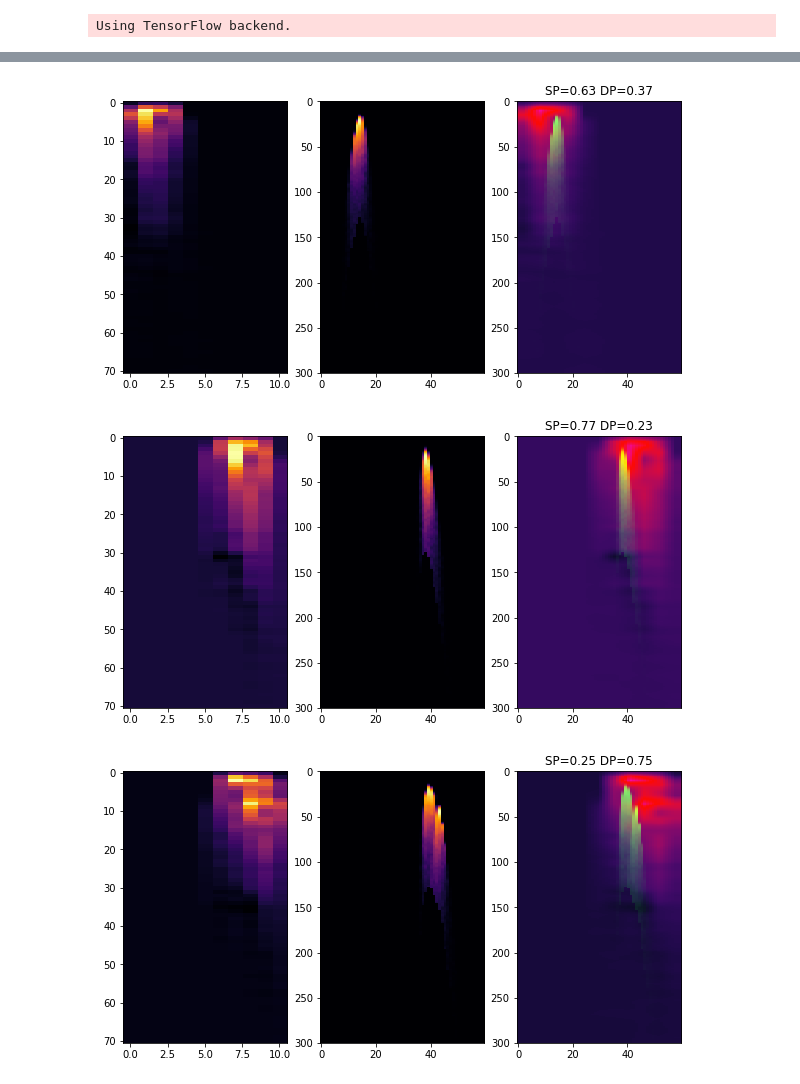
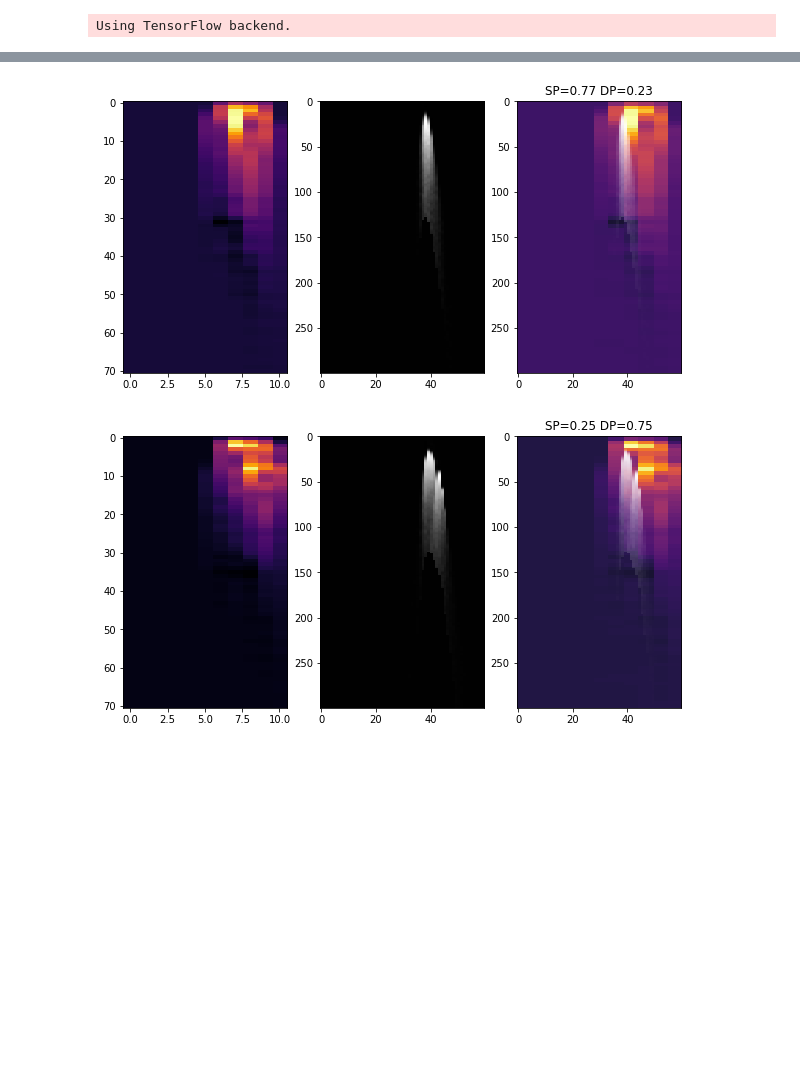
Before and after one commit to dpankova/DoublePulse, a Jupyter notebook: notebooks/Doug/DL_heatmap.ipynb, the cells around one changed output, grey strips where cells are left out. Saved outputs shown, nothing was run; the diff lists cells and outputs as text; code cells hidden in the pictures; blank space fills up the shorter version.

```diff
--- a/notebooks/Doug/DL_heatmap.ipynb
+++ b/notebooks/Doug/DL_heatmap.ipynb
@@ -62,7 +64,7 @@ info_s = []
 data_d = []
 data_s = []
 
-for i in range(0,1):
+for i in range(0,10):
     name_dd = "/home/dup193/work/double_pulse/data/first_attemp_data/Tau05to15PeV_00{0}_data.npy".format(i)
     name_di = "/home/dup193/work/double_pulse/data/first_attemp_data/Tau05to15PeV_00{0}_info.pkl".format(i)
     name_sd = "/home/dup193/work/double_pulse/data/first_attemp_data/Electron05to15PeV_00{0}_data.npy".format(i)
@@ -87,7 +89,7 @@ data_s = data_s.astype('float32')/10**-8
 # %%
 tensors = []
 decision = []
-for i in range(0,5):
+for i in range(1,3):
     tensor = data_d[i:i+1]
     tensors.append(tensor)
     im = tensor.reshape(300,60)
@@ -107,7 +106,7 @@ for i in range(0,5):
 # %%
 def MakeHeatmap(tensor, model, layer):
 
-    double_pulse_output = model.output[:, 1]
+    double_pulse_output = model.output[:, 0]
     last_conv_layer = model.get_layer(layer)
     grads = K.gradients(double_pulse_output, last_conv_layer.output)[0]
     #print(grads)
@@ -123,41 +122,41 @@ def MakeHeatmap(tensor, model, layer):
     heatmap = np.mean(conv_layer_output_value, axis=-1)
     scale = max(heatmap.min(), heatmap.max(), key=abs)
     heatmap = heatmap / scale
-    heatmap[heatmap<0] = 0
+    #heatmap[heatmap<0] = 0
 
     return heatmap
 # %%
 def Overlay(tensor, heatmap):
     img = tensor.reshape(tensor.shape[1],tensor.shape[2])
     img_max = np.max(img)
-    img[img<0] = 0
+    #img[img<0] = 0
     img = img / img_max /1.1+ 0.04
-    #img = 1 - img
+    img = 1 - img
 
-    htm = cv2.resize(heatmap, (img.shape[1], img.shape[0]))
+    htm = cv2.resize(heatmap, (img.shape[1], img.shape[0]),interpolation = cv2.INTER_NEAREST)
     cm = plt.get_cmap('inferno')
     htm = cm(htm)
-    htm = htm[:,:,:3]
+    htm[:,:,3] = img
+    #htm = htm[:,:,:3]
     #print(htm[:10])
 
-    hsv = mpl.colors.rgb_to_hsv(htm)
+    #hsv = mpl.colors.rgb_to_hsv(htm)
     #print(hsv[:10])
-    for i, row in enumerate(img):
-        for j, val in enumerate(row):
-            htm[i][j][1] = val
+    #for i, row in enumerate(img):
+    #    for j, val in enumerate(row):
+    #        htm[i][j][1] = val
 
     return(htm)
 # %%
 for i, tensor in enumerate(tensors):
     htmap = MakeHeatmap(tensor, model,'conv2d_3')
     spos = Overlay(tensor,htmap)
     #print(spos[100])
-    f, ax_arr = plt.subplots(1,3,figsize=(10, 5))
+    f, ax_arr = plt.subplots(1,3,figsize=(10, 5),facecolor='w')
     plt.title(decision[i])
     ax_arr[0].imshow(htmap,aspect='auto', cmap = 'inferno')
-    ax_arr[1].imshow(tensor.reshape(300,60), aspect='auto', cmap = 'inferno')
+    ax_arr[1].imshow(tensor.reshape(300,60), aspect='auto', cmap = 'gray')
     ax_arr[2].imshow(spos,aspect='auto')
 # %% [output]
-[figure, old version]
+[figure, new version]
-[figure, old version]
+[figure, new version]
-[figure, removed]
```
Also changed, not shown: parts of 3 cells of this notebook, 21 other files.
